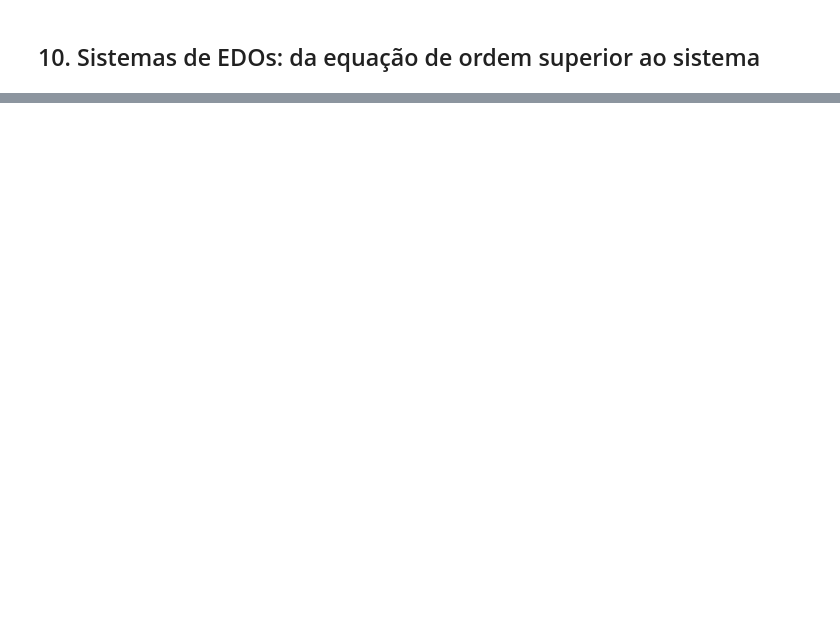
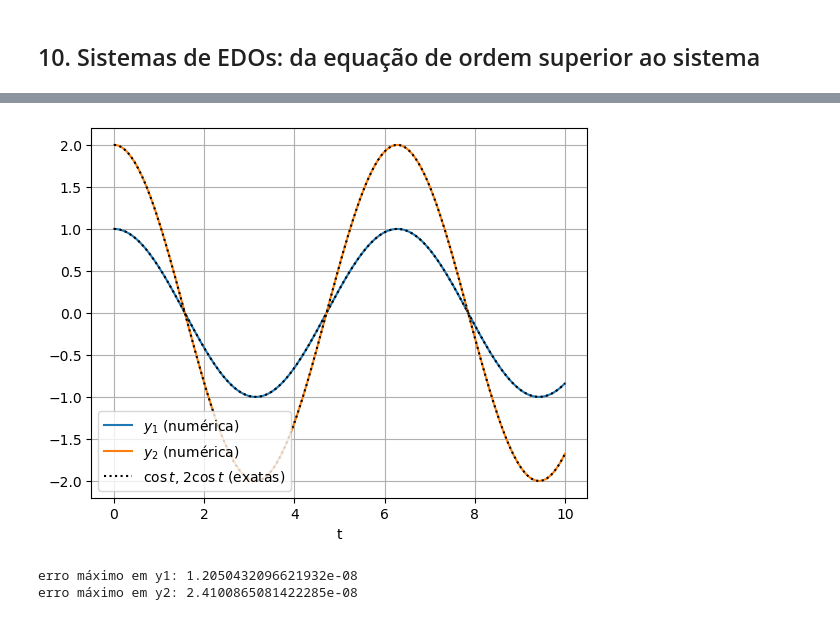
Before and after one commit to tiagoburiol/MatComp_III, a Jupyter notebook: Notebook 10 - Sistemas de EDOs, da ordem superior ao sistema/10_sistemas_de_edos.ipynb, the cells around one changed output, grey strips where cells are left out. Drawn from its saved outputs; the diff is of its cells as text; code cells hidden in the pictures; blank space fills up the shorter version.

```diff
--- a/Notebook 10 - Sistemas de EDOs, da ordem superior ao sistema/10_sistemas_de_edos.ipynb
+++ b/Notebook 10 - Sistemas de EDOs, da ordem superior ao sistema/10_sistemas_de_edos.ipynb
@@ -205,0 +181,20 @@ trajetórias próximas a eles. Eles recebem os nomes de **nós impróprios**, **
+# %%
+def F_massas(t, u):
+    u1, u2, u3, u4 = u
+    return [u2, -5*u1 + 2*u3, u4, 2*u1 - 2*u3]
+
+ts = np.linspace(0, 10, 300)
+s = solve_ivp(F_massas, (0, 10), [1, 0, 2, 0], t_eval=ts, rtol=1e-8, atol=1e-10)
+
+plt.plot(s.t, s.y[0], label='$y_1$ (numérica)')
+plt.plot(s.t, s.y[2], label='$y_2$ (numérica)')
+plt.plot(ts, np.cos(ts), 'k:', label='$\\cos t$, $2\\cos t$ (exatas)')
+plt.plot(ts, 2*np.cos(ts), 'k:')
+plt.xlabel('t'); plt.legend(loc='lower left'); plt.grid()
+plt.show()
+print('erro máximo em y1:', np.max(np.abs(s.y[0] - np.cos(ts))))
+print('erro máximo em y2:', np.max(np.abs(s.y[2] - 2*np.cos(ts))))
+# %% [output]
+[figure, added]
+erro máximo em y1: 1.2050432096621932e-08
+erro máximo em y2: 2.4100865081422285e-08
```
Also changed, not shown: parts of 64 cells of this notebook, 4 other files.
